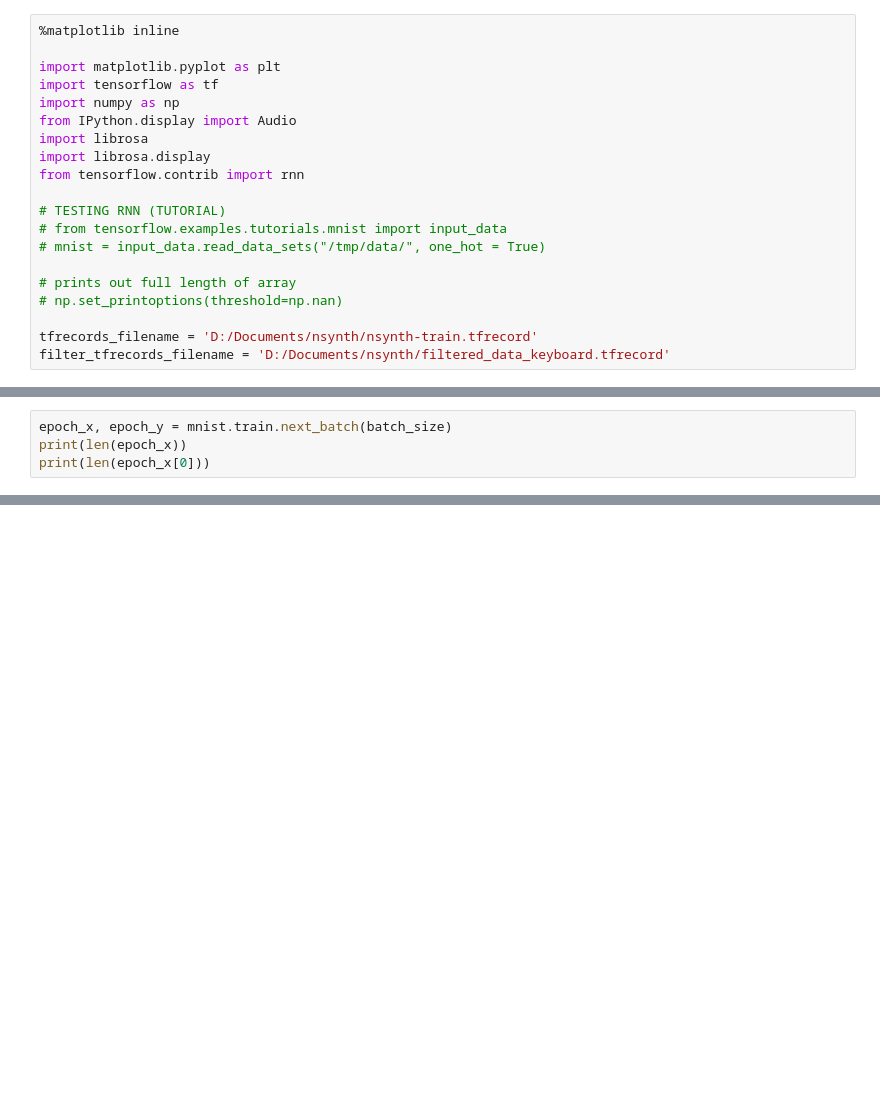
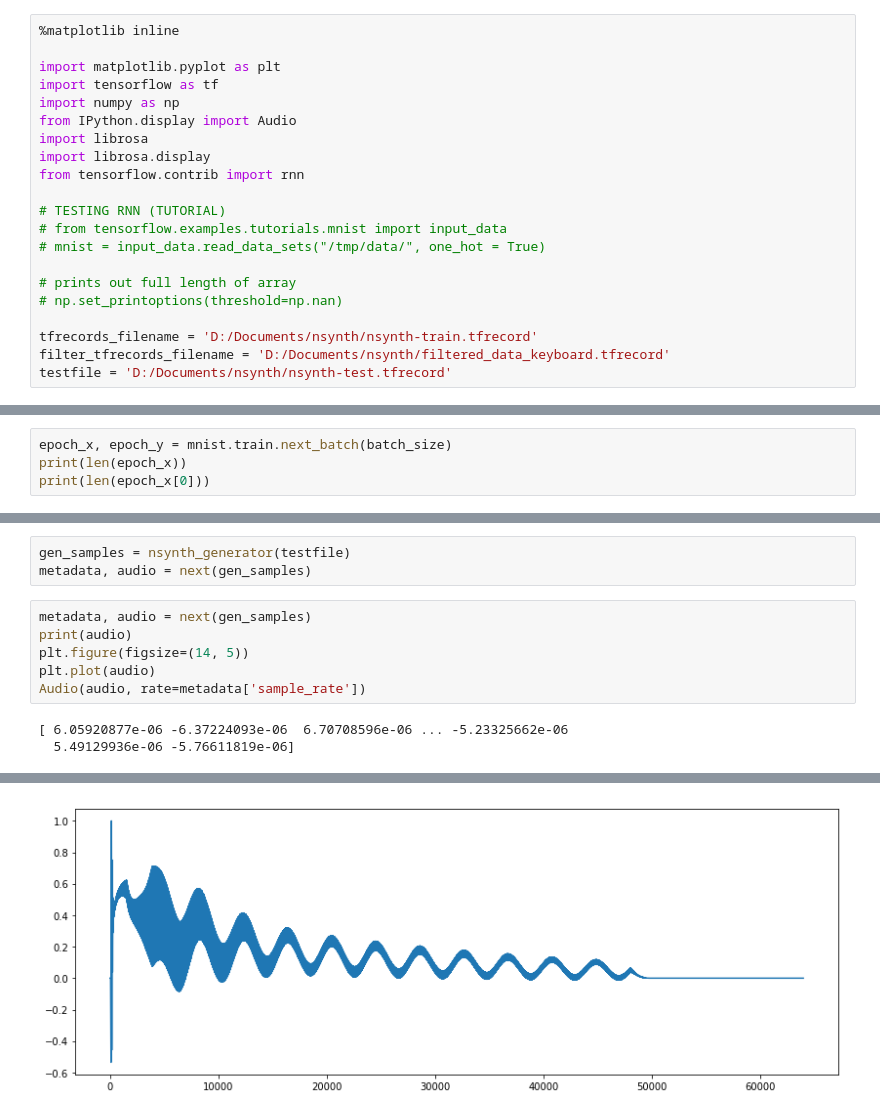
Before and after one commit to BryanKo/MusicAnalyzer, a Jupyter notebook: Music Analyzer Bryan.ipynb, the cells around one changed output, grey strips where cells are left out. Cells and saved outputs as stored; diff of their text form; blank space fills up the shorter version.

```diff
--- a/Music Analyzer Bryan.ipynb
+++ b/Music Analyzer Bryan.ipynb
@@ -18,6 +18,7 @@ from tensorflow.contrib import rnn
 
 tfrecords_filename = 'D:/Documents/nsynth/nsynth-train.tfrecord'
 filter_tfrecords_filename = 'D:/Documents/nsynth/filtered_data_keyboard.tfrecord'
+testfile = 'D:/Documents/nsynth/nsynth-test.tfrecord'
 # %% [output]
 WARNING:tensorflow:From C:\Users\imbko\AppData\Roaming\Python\Python35\site-packages\tensorflow\contrib\learn\python\learn\datasets\base.py:198: retry (from tensorflow.contrib.learn.python.learn.datas ...
 Instructions for updating:
@@ -372,0 +393,12 @@ selectData(tfrecords_filename, outputFile)
+# %%
+gen_samples = nsynth_generator(testfile)
+metadata, audio = next(gen_samples)
+# %%
+metadata, audio = next(gen_samples)
+print(audio)
+plt.figure(figsize=(14, 5))
+plt.plot(audio)
+Audio(audio, rate=metadata['sample_rate'])
+# %% [output]
+[ 6.05920877e-06 -6.37224093e-06  6.70708596e-06 ... -5.23325662e-06
+  5.49129936e-06 -5.76611819e-06]
@@ -372,0 +406 @@ selectData(tfrecords_filename, outputFile)
+[figure, added]
```
Also changed, not shown: parts of 3 cells of this notebook.
